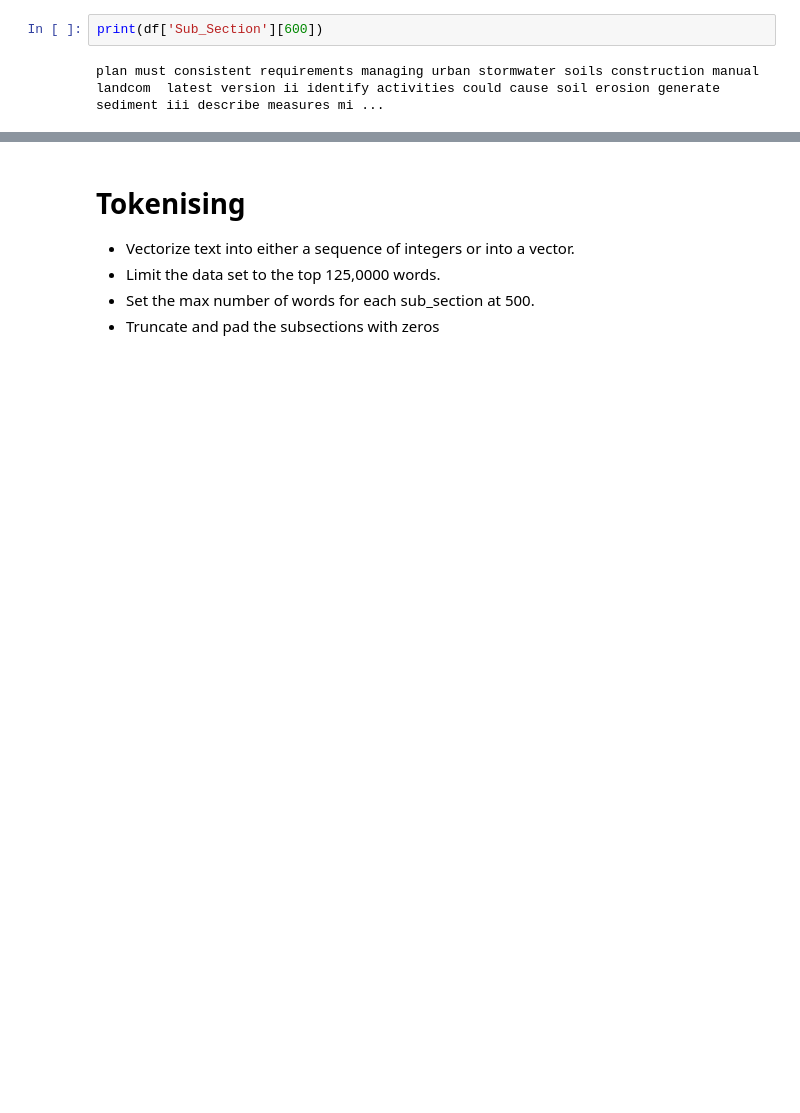
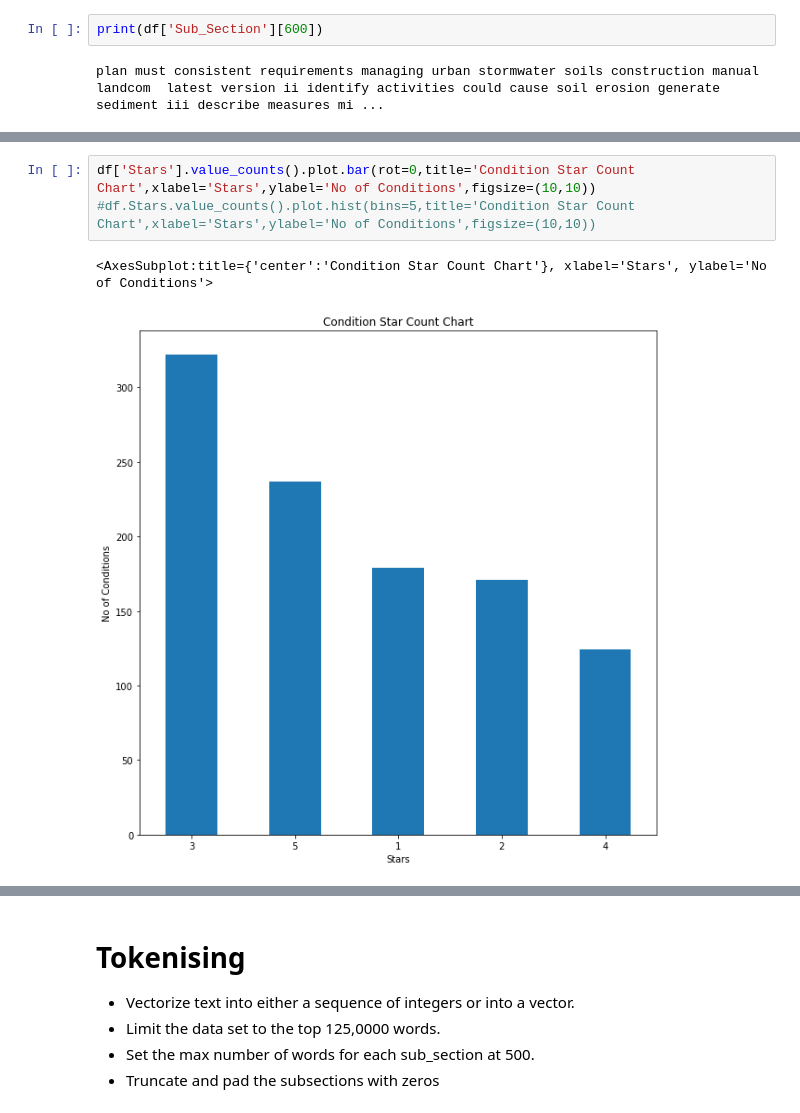
Before and after one commit to wpl123/enforceability_classifier, a Jupyter notebook: model/enforceability_model.ipynb, the cells around one changed output, grey strips where cells are left out. Saved outputs shown, nothing was run; the diff lists cells and outputs as text; blank space fills up the shorter version.

```diff
--- a/model/enforceability_model.ipynb
+++ b/model/enforceability_model.ipynb
@@ -198,3 +253,9 @@ plan must consistent requirements managing urban stormwater soils construction m
+# %%
+df['Stars'].value_counts().plot.bar(rot=0,title='Condition Star Count Chart',xlabel='Stars',ylabel='No of Conditions',figsize=(10,10))
+#df.Stars.value_counts().plot.hist(bins=5,title='Condition Star Count Chart',xlabel='Stars',ylabel='No of Conditions',figsize=(10,10))
+# %% [output]
+<AxesSubplot:title={'center':'Condition Star Count Chart'}, xlabel='Stars', ylabel='No of Conditions'>
+[figure, added]
 # %%
 wordcloud = WordCloud(max_words=100, stopwords=STOPWORDS, background_color="white",width=1200,height=800).generate(str(df['Sub_Section']))
 # Display the generated image:
```
Also changed, not shown: parts of 22 cells of this notebook, 29 other files.
